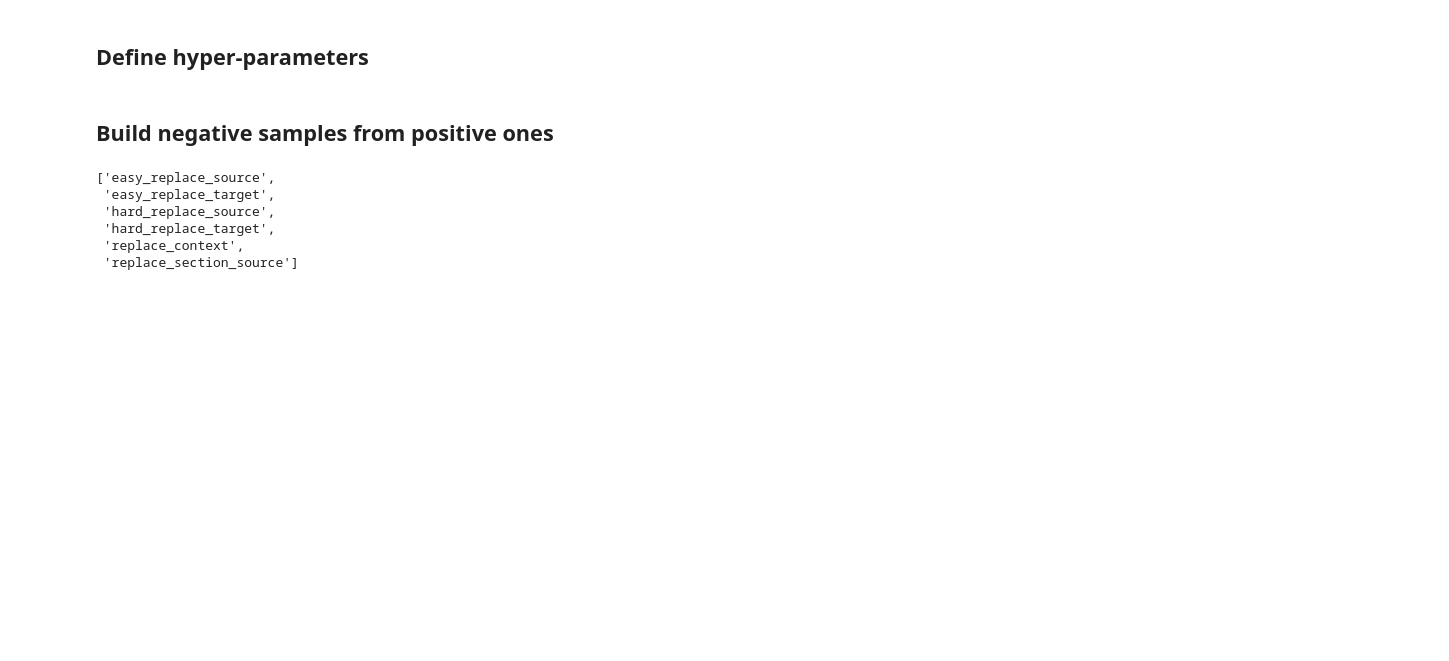
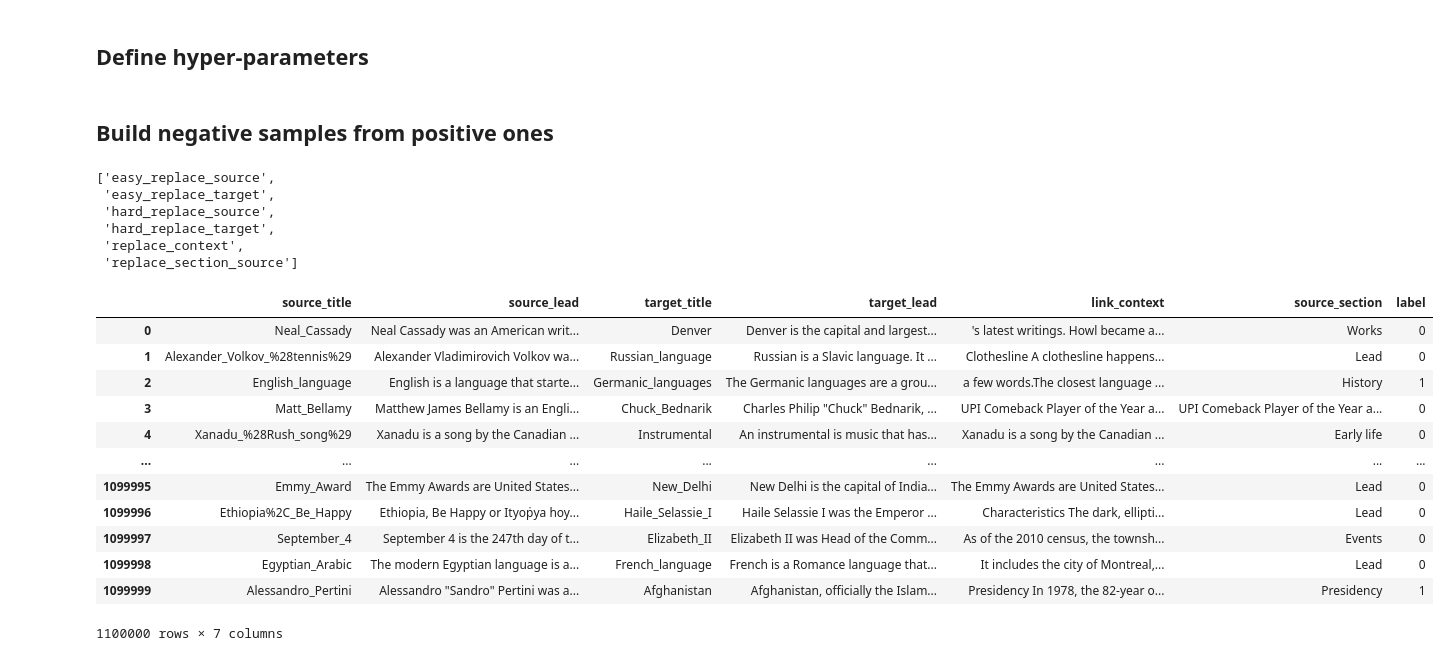
Before and after one commit to epfl-dlab/multilingual-entity-insertion, a Jupyter notebook: wikipedia_dumps_process/input_generator_demo.ipynb, the cells around one changed output. Drawn from its saved outputs; the diff is of its cells as text; code cells hidden in the pictures; blank space fills up the shorter version.

```diff
--- a/wikipedia_dumps_process/input_generator_demo.ipynb
+++ b/wikipedia_dumps_process/input_generator_demo.ipynb
@@ -125,3 +88,40 @@ print(removed)
+# %%
+# positive_samples = []
+# for i in tqdm(range(len(df_links))):
+#     sample = {}
+#     sample['source_title'] = df_links.iloc[i]['source_title']
+#     sample['source_lead'] = page_leads[sample['source_title']]
+#     sample['target_title'] = df_links.iloc[i]['target_title']
+#     sample['target_lead'] = page_leads[sample['target_title']]
+#     sample['link_context'] = df_links.iloc[i]['context']
+#     sample['source_section'] = df_links.iloc[i]['source_section'].split('<sep>')[0]
+#     sample['label'] = 1
+
+#     positive_samples.append(sample)
+
+positive_samples = []
+for i in tqdm(range(len(df_links))):
+    row = df_links.iloc[i]
+    sample = {}
+    sample['source_title'] = row['source_title']
+    sample['source_lead'] = page_leads[sample['source_title']]
+    sample['target_title'] = row['target_title']
+    sample['target_lead'] = page_leads[sample['target_title']]
+    sample['link_context'] = row['context']
+    sample['source_section'] = row['source_section'].split('<sep>')[0]
+    sample['label'] = 1
+
+    positive_samples.append(sample)
+
+positive_samples = [{
+    'source_title': row['source_title'],
+    'source_lead': page_leads[row['source_title']],
+    'target_title': row['target_title'],
+    'target_lead': page_leads[row['target_title']],
+    'link_context': row['context'],
+    'source_section': row['source_section'].split('<sep>')[0],
+    'label': 1
+} for index, row in tqdm(df_links.iterrows(), total=len(df_links))]
 # %% [markdown]
 # Set-up negative samples
 # %% [markdown]
@@ -197,10 +197,28 @@ for i in tqdm(range(len(positive_samples))):
             new_sample['link_context'] = new_context
         elif strategy == 'replace_section_source':
             new_sample = positive_samples[i].copy()
-            new_source = random.choices(positive_samples, k=1)[0]['source_title']
+            new_source_section = random.choices(positive_samples, k=1)[0]['source_section']
             while new_source_section == positive_samples[i]['source_section']:
                 new_source_section = random.choices(positive_samples, k=1)[0]['source_section']
             new_sample['source_section'] = new_source_section
         new_sample['label'] = 0
         new_samples.append(new_sample)
     negative_samples.extend(new_samples)
+# %%
+df = pd.DataFrame(positive_samples + negative_samples)
+df = df.sample(frac=1).reset_index(drop=True)
+df
+# %% [output]
+|  | source_title | source_lead | target_title | target_lead | link_context | source_section | label |
+| 0 | Neal_Cassady | Neal Cassady was an American writ... | Denver | Denver is the capital and largest... | 's latest writings. Howl became a... | Works | 0 |
+| 1 | Alexander_Volkov_%28tennis%29 | Alexander Vladimirovich Volkov wa... | Russian_language | Russian is a Slavic language. It ... | Clothesline A clothesline happens... | Lead | 0 |
+| 2 | English_language | English is a language that starte... | Germanic_languages | The Germanic languages are a grou... | a few words.The closest language ... | History | 1 |
+| 3 | Matt_Bellamy | Matthew James Bellamy is an Engli... | Chuck_Bednarik | Charles Philip "Chuck" Bednarik, ... | UPI Comeback Player of the Year a... | UPI Comeback Player of the Year a... | 0 |
+| 4 | Xanadu_%28Rush_song%29 | Xanadu is a song by the Canadian ... | Instrumental | An instrumental is music that has... | Xanadu is a song by the Canadian ... | Early life | 0 |
+| ... | ... | ... | ... | ... | ... | ... | ... |
+| 1099995 | Emmy_Award | The Emmy Awards are United States... | New_Delhi | New Delhi is the capital of India... | The Emmy Awards are United States... | Lead | 0 |
+| 1099996 | Ethiopia%2C_Be_Happy | Ethiopia, Be Happy or Ityoṗya hoy... | Haile_Selassie_I | Haile Selassie I was the Emperor ... | Characteristics The dark, ellipti... | Lead | 0 |
+| 1099997 | September_4 | September 4 is the 247th day of t... | Elizabeth_II | Elizabeth II was Head of the Comm... | As of the 2010 census, the townsh... | Events | 0 |
+| 1099998 | Egyptian_Arabic | The modern Egyptian language is a... | French_language | French is a Romance language that... | It includes the city of Montreal,... | Lead | 0 |
+| 1099999 | Alessandro_Pertini | Alessandro "Sandro" Pertini was a... | Afghanistan | Afghanistan, officially the Islam... | Presidency In 1978, the 82-year o... | Presidency | 1 |
+1100000 rows × 7 columns
```
Also changed, not shown: parts of 5 cells of this notebook.
